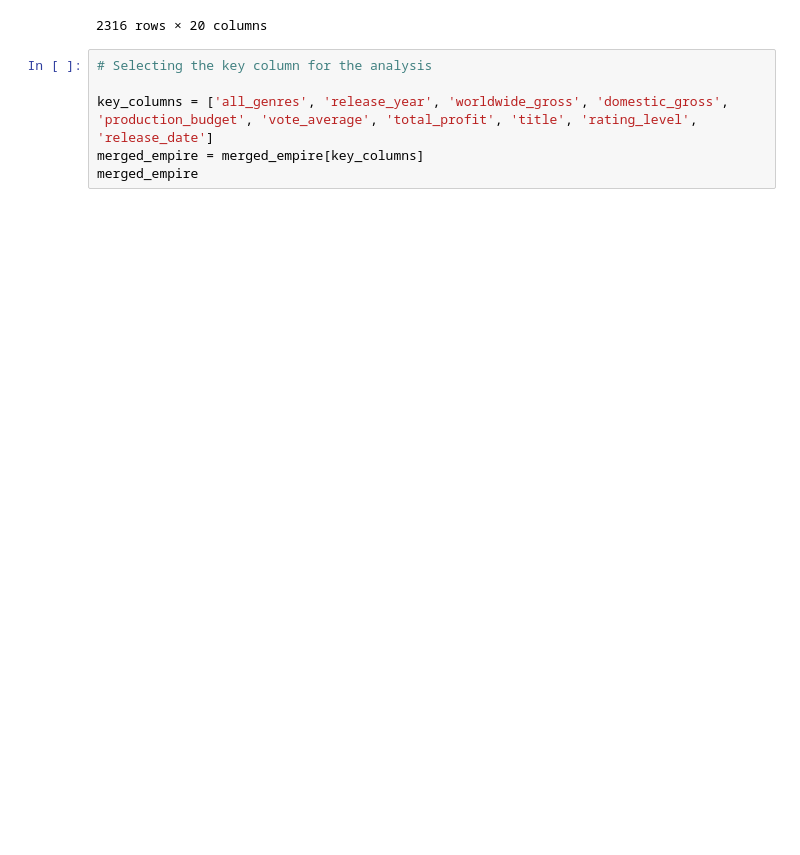
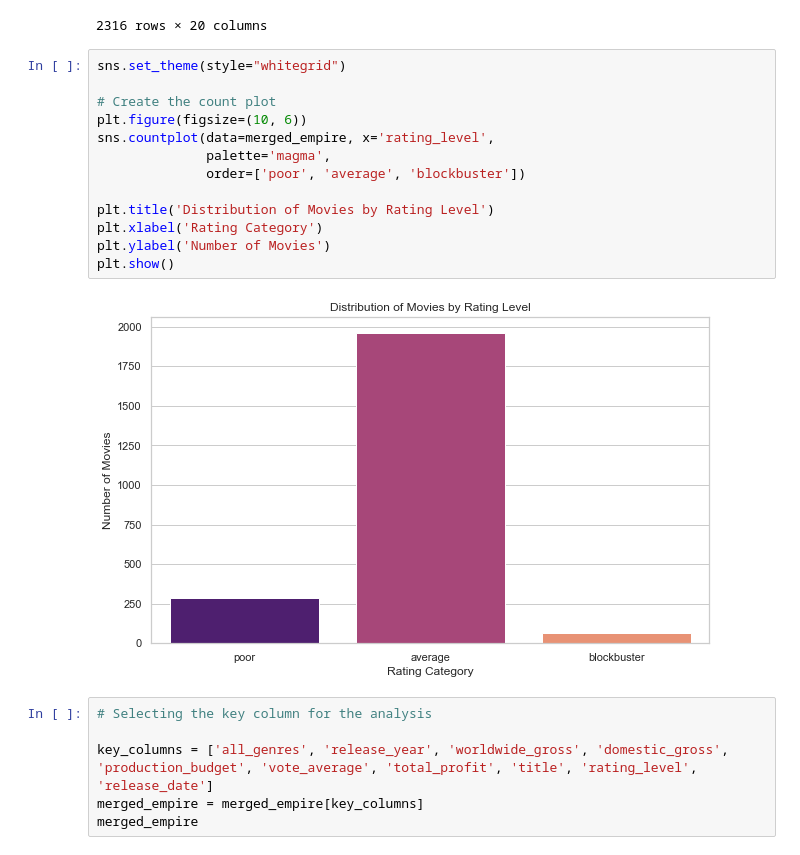
Before and after one commit to nduvawinnie/TRIPPLE_7_MOVIE_EMPIRE_REVIEW, a Jupyter notebook: project.ipynb, the cells around one changed output. Drawn from its saved outputs; the diff is of its cells as text; blank space fills up the shorter version.

```diff
--- a/project.ipynb
+++ b/project.ipynb
@@ -370,6 +370,21 @@ merged_empire
 | 2314 | 26322 | [] | 513161 | en | Undiscovered | 0.600 | Undiscovered | 8.0 | ... |
 | 2315 | 26508 | [16] | 514492 | en | Jaws | 0.600 | Jaws | 0.0 | ... |
 2316 rows × 20 columns
+# %%
+sns.set_theme(style="whitegrid")
+
+# Create the count plot
+plt.figure(figsize=(10, 6))
+sns.countplot(data=merged_empire, x='rating_level',
+              palette='magma',
+              order=['poor', 'average', 'blockbuster'])
+
+plt.title('Distribution of Movies by Rating Level')
+plt.xlabel('Rating Category')
+plt.ylabel('Number of Movies')
+plt.show()
+# %% [output]
+[figure, added]
 # %%
 # Selecting the key column for the analysis
 
```
Also changed, not shown: parts of 1 cell of this notebook.
